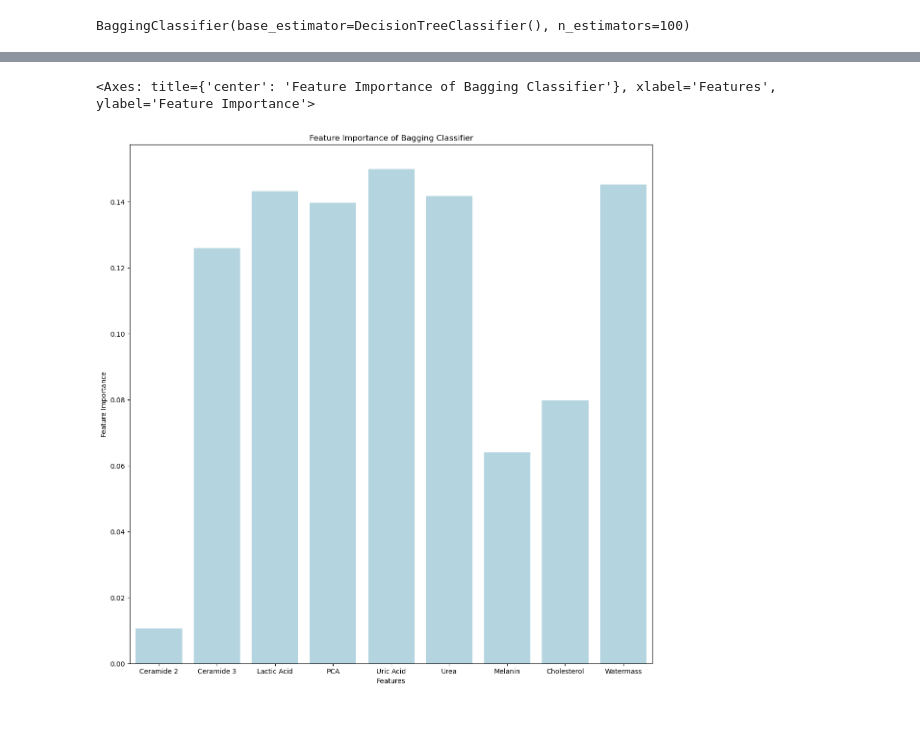
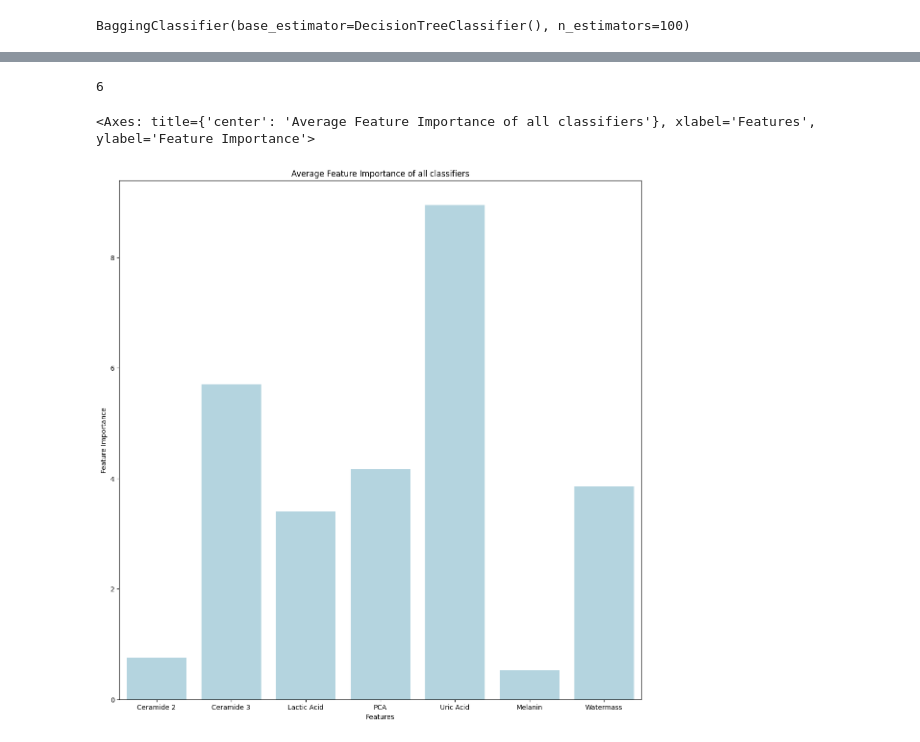
Before and after one commit to RottenLemons/raman-ezcema, a Jupyter notebook: Eczema.ipynb, the cells around one changed output, grey strips where cells are left out. Drawn from its saved outputs; the diff is of its cells as text; code cells hidden in the pictures.

Commit message:
Imporved Classifiers

```diff
--- a/Eczema.ipynb
+++ b/Eczema.ipynb
@@ -202,4 +418,5 @@ StackingClassifier(estimators=[('Random Forest', RandomForestClassifier()),
 # %%
+bagging_clf = BaggingClassifier(base_estimator=DecisionTreeClassifier(), n_estimators=100)
 bagging_clf.fit(X_train, y_train)
 # %% [output]
 BaggingClassifier(base_estimator=DecisionTreeClassifier(), n_estimators=100)
@@ -230,3 +468,15 @@ weighted avg       0.88      0.83      0.83        12
+# %%
+del models[1]
+sm = np.zeros(7)
+for model in models:
+    importances = model.feature_importances_
+    sm += np.array(importances)
+# %%
+base_estimator_importances = np.zeros(7)
+for estimator in stacking_clf.estimators:
+    if hasattr(estimator, 'feature_importances_'):
+        base_estimator_importances += estimator.feature_importances_
+base_estimator_importances = base_estimator_importances/len(models)
 # %%
 feature_importances = np.mean([
     tree.feature_importances_ for tree in bagging_clf.estimators_
@@ -236,11 +484,17 @@ import seaborn as sns
+# %%
+len(models)
+# %% [output]
+6
+# %%
+feature_importances = (base_estimator_importances + sm + feature_importances) / 8
 # %%
 import matplotlib.pyplot
 
 plt.figure(figsize=(14, 14))
 plt.xlabel('Features')
 plt.ylabel('Feature Importance')
-plt.title('Feature Importance of Bagging Classifier')
+plt.title('Average Feature Importance of all classifiers')
 sns.barplot(y=feature_importances, x=X.columns, color='b', palette=['lightblue'])
 # %% [output]
-<Axes: title={'center': 'Feature Importance of Bagging Classifier'}, xlabel='Features', ylabel='Feature Importance'>
+<Axes: title={'center': 'Average Feature Importance of all classifiers'}, xlabel='Features', ylabel='Feature Importance'>
-[figure, old version]
+[figure, new version]
```
Also changed, not shown: parts of 29 cells of this notebook, 5 other files.
